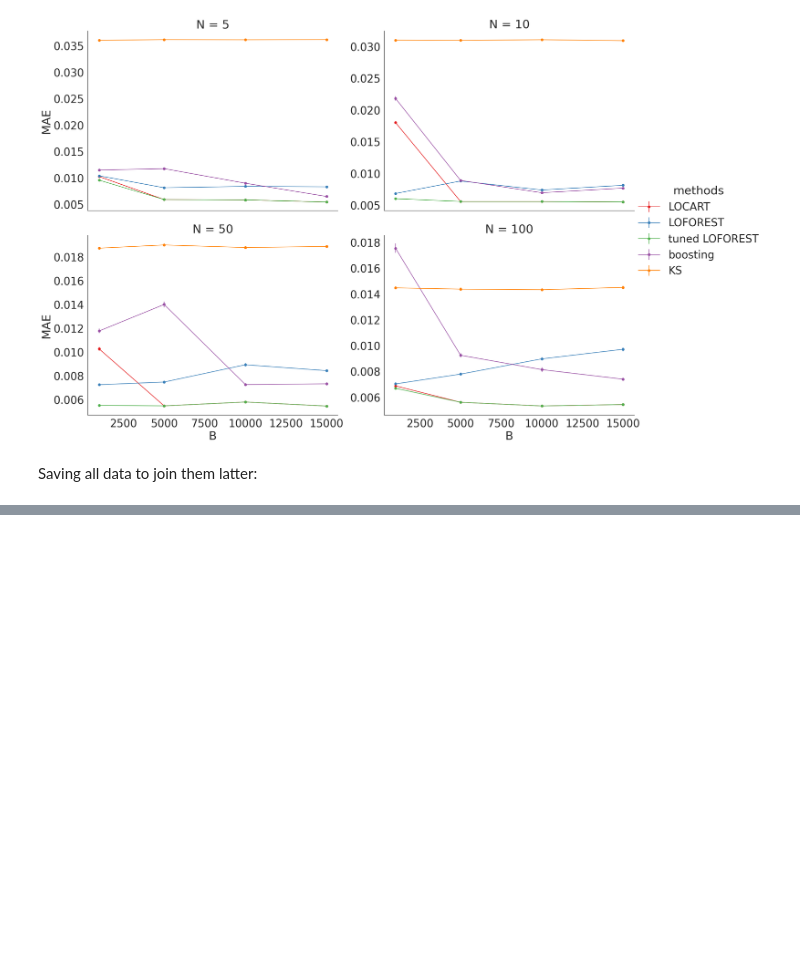
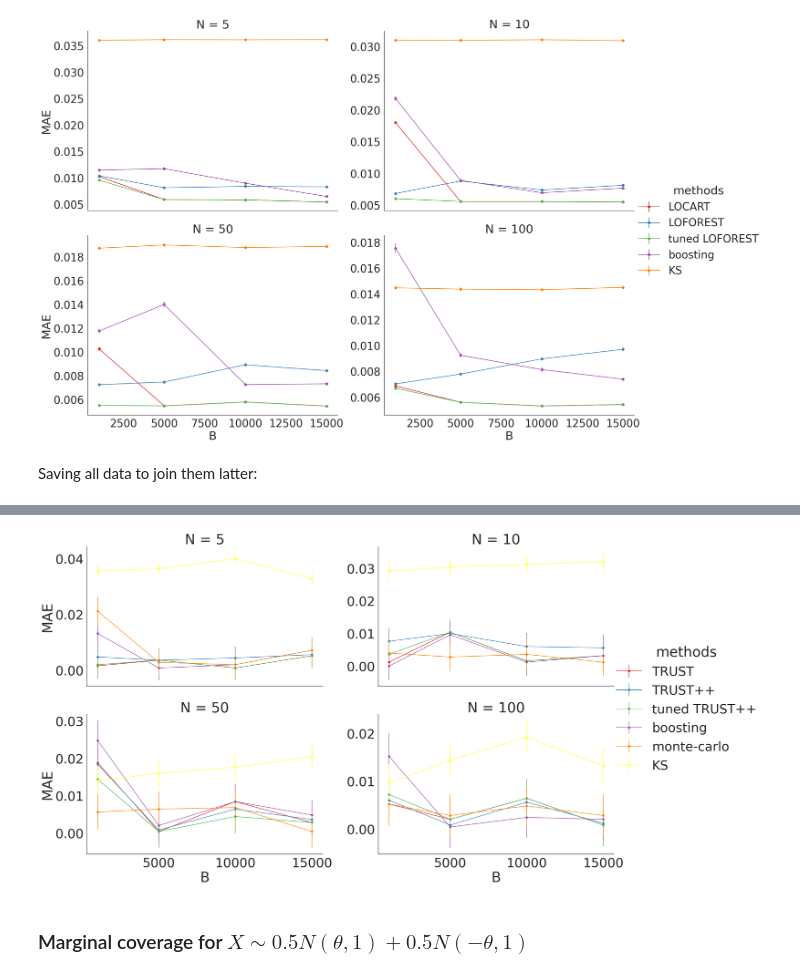
Before and after one commit to Monoxido45/CSI, a Jupyter notebook: experiments/ks_all_simulations.ipynb, the cells around one changed output, grey strips where cells are left out. Saved outputs shown, nothing was run; the diff lists cells and outputs as text; code cells hidden in the pictures; blank space fills up the shorter version.

```diff
--- a/experiments/ks_all_simulations.ipynb
+++ b/experiments/ks_all_simulations.ipynb
@@ -436,0 +514,12 @@ for model in models:
+# %%
+marginal_stats_normal = compute_marginal_coverage_N(
+    kind_model = "1d_normal",
+    N=np.array([5, 10, 50, 100]),
+    B=np.array([1000, 5000, 10000, 15000]),
+    B_marginal = 2500,
+    naive_n=500,
+    min_samples_leaf=300,
+    n_estimators=200,
+    seed = 1250,
+    K = 50,
+    )
@@ -436,0 +544,22 @@ for model in models:
+# %%
+sns.set(style="white", font_scale=3.5)
+g = sns.FacetGrid(
+    marginal_stats_normal,
+    col="N",
+    col_wrap=2,
+    height=8,
+    aspect=1.60,
+    hue="methods",
+    palette="Set1",
+    margin_titles=True,
+    sharey=False,
+)
+g.map(plt.errorbar, "B", "MAE", "se", marker="o", fmt="-o")
+g.add_legend()
+
+# Show the plot
+plt.show()
+# %% [output]
+[figure, added]
+# %% [markdown]
+### Marginal coverage for $X \sim 0.5N(\theta, 1) + 0.5N(-\theta,1)$
```
Also changed, not shown: parts of 10 cells of this notebook, 3 other files.
